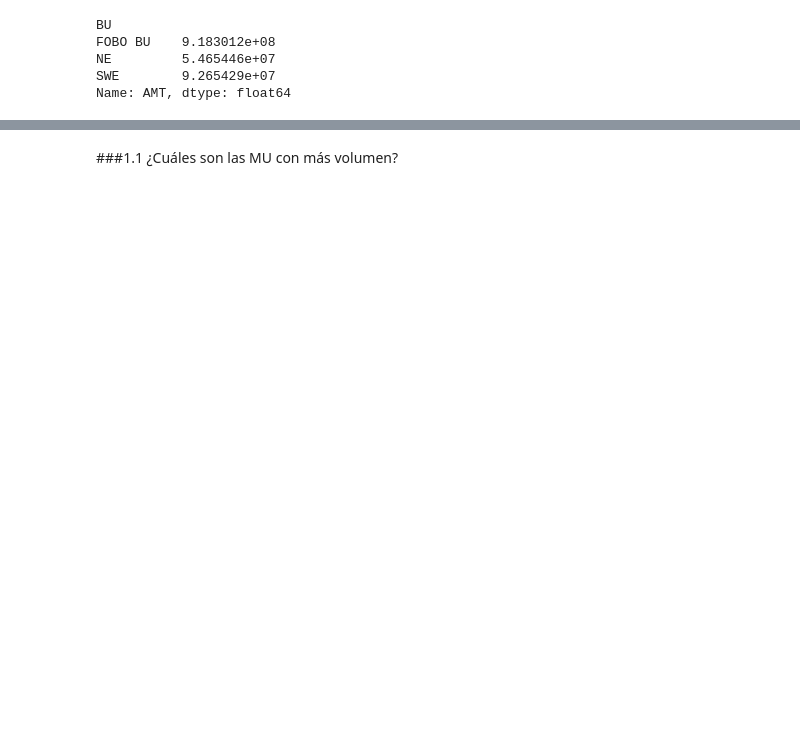
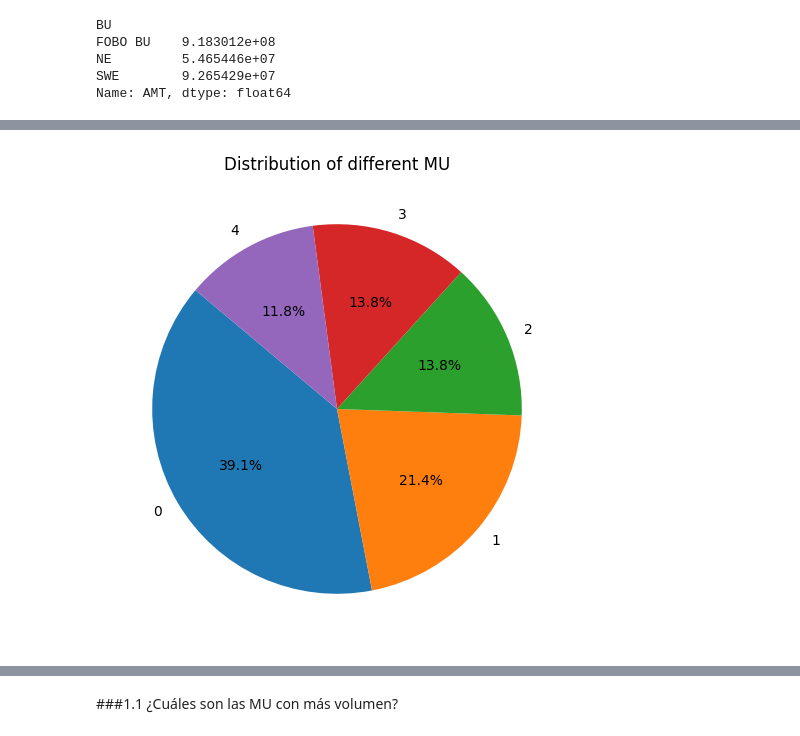
Before and after one commit to Ana-AlonsoCanizares/Visualizacion_datos, a Jupyter notebook: Pr1_VisualizacionDatos_AnaAlonso.ipynb, the cells around one changed output, grey strips where cells are left out. Saved outputs shown, nothing was run; the diff lists cells and outputs as text; code cells hidden in the pictures; blank space fills up the shorter version.

```diff
--- a/Pr1_VisualizacionDatos_AnaAlonso.ipynb
+++ b/Pr1_VisualizacionDatos_AnaAlonso.ipynb
@@ -153,0 +158,19 @@ Name: AMT, dtype: float64
+# %%
+MU = data.groupby('MU', as_index=False).sum()
+MU = MU.sort_values(by='AMT', ascending=False).reset_index()
+MU1 = MU[0:4]
+
+
+
+MU2 = MU[4:9]
+AMT_otros = MU2["AMT"].values[0] + MU2["AMT"].values[1] + MU2["AMT"].values[2] + MU2["AMT"].values[3] + MU2["AMT"].values[4]
+AMT_otros
+
+# MU1.append(['0', '0', '0', AMT_otros])
+
+new_row = {'MU':'Otros','YR':0, 'PRD':0, 'MONTH':5, 'AMT':AMT_otros}
+MU = MU1.append(new_row, ignore_index=True)
+
+MU = MU.sort_values(by='AMT', ascending=False).reset_index()
+
+MU
@@ -153,0 +184,9 @@ Name: AMT, dtype: float64
+# %%
+# Create a pie chart with labels and percentages
+
+plt.figure(figsize=(6, 6))
+plt.pie(MU['AMT'], labels=MU['AMT'].index, autopct='%1.1f%%', startangle=140)
+plt.title('Distribution of different MU')
+plt.show()
+# %% [output]
+[figure, added]
```
Also changed, not shown: parts of 16 cells of this notebook.
